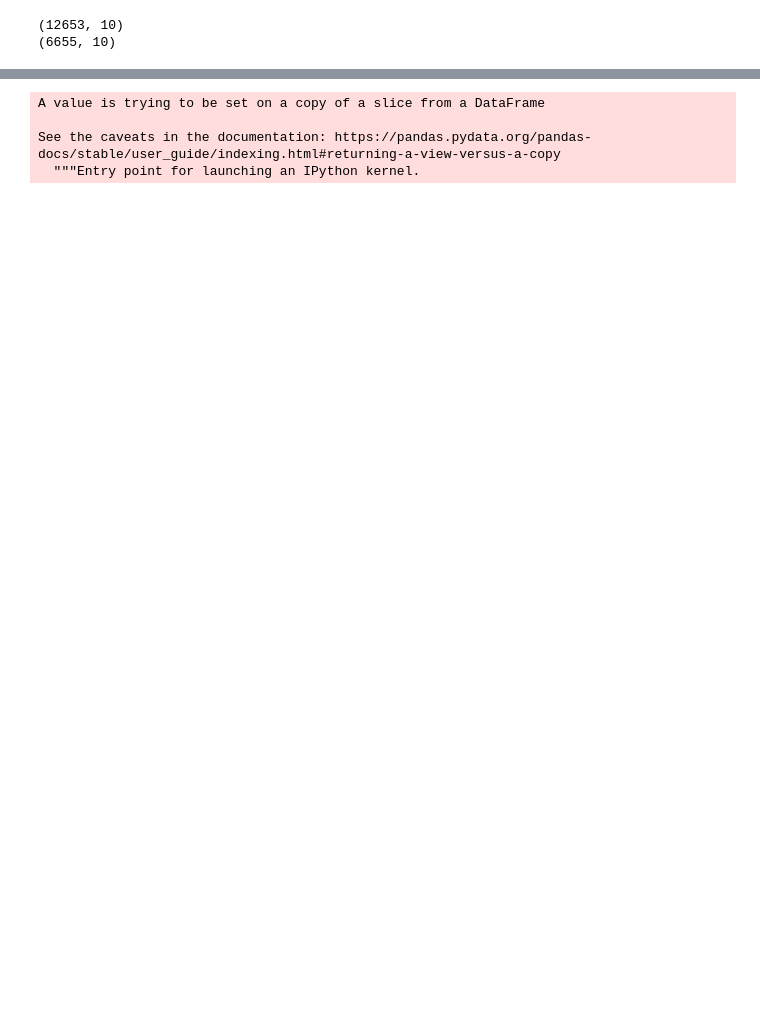
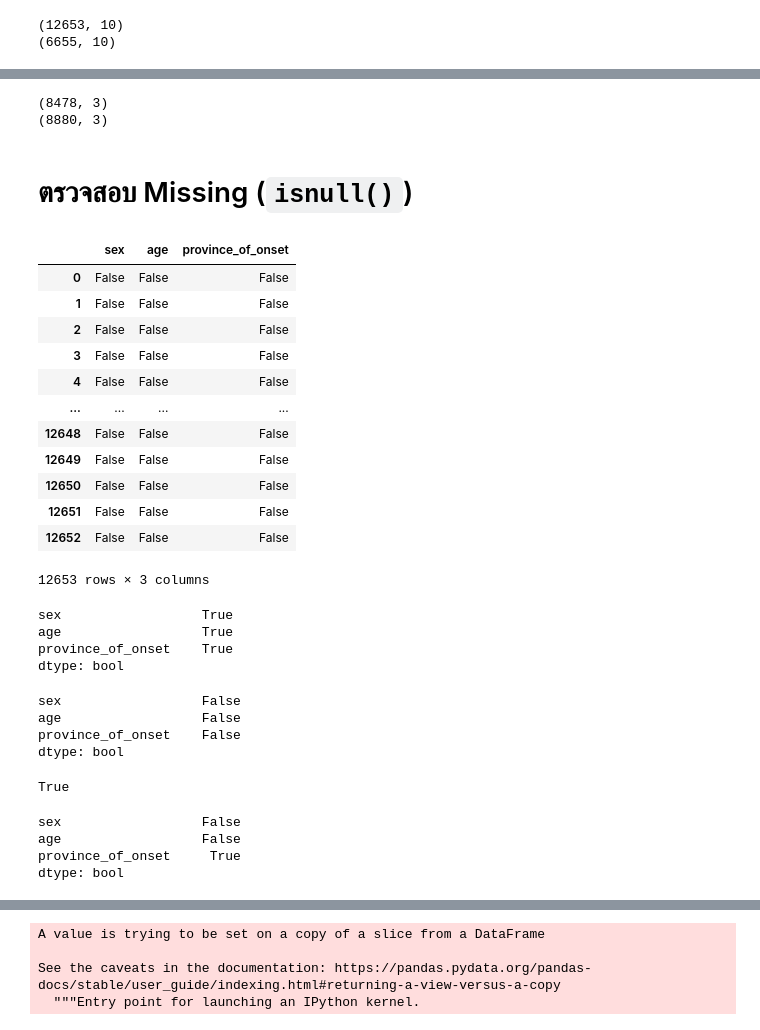
Before and after one commit to 6230204351/data_viz_2022, a Jupyter notebook: Pandas101.ipynb, the cells around one changed output, grey strips where cells are left out. Cells and saved outputs as stored; diff of their text form; code cells hidden in the pictures; blank space fills up the shorter version.

````diff
--- a/Pandas101.ipynb
+++ b/Pandas101.ipynb
@@ -520 +467,50 @@ this_data.dropna().shape
+# %%
+print(this_data.dropna().shape)
+print(this_data.dropna(subset=['sex','age']).shape)
+# %% [output]
+(8478, 3)
+(8880, 3)
+# %% [markdown]
+# ตรวจสอบ Missing (```isnull()```)
+# %%
+this_data.isnull()
+# %% [output]
+|  | sex | age | province_of_onset |
+| 0 | False | False | False |
+| 1 | False | False | False |
+| 2 | False | False | False |
+| 3 | False | False | False |
+| 4 | False | False | False |
+| ... | ... | ... | ... |
+| 12648 | False | False | False |
+| 12649 | False | False | False |
+| 12650 | False | False | False |
+| 12651 | False | False | False |
+| 12652 | False | False | False |
+12653 rows × 3 columns
+# %%
+this_data.isnull().any() # .any เอาค่าความจริงใน colum มา OR กัน
+# %% [output]
+sex                  True
+age                  True
+province_of_onset    True
+dtype: bool
+# %%
+this_data.isnull().all() # .all() เอาค่าความจริงใน colum มา AND กัน # เป็นค่าตรงข้ามกับ .any ไม่ได้ใช้งาน
+# %% [output]
+sex                  False
+age                  False
+province_of_onset    False
+dtype: bool
+# %%
+this_data.isnull().any().any() # เป็นการสรุปให้ว่า มีค่าว่าง(True)
+# %% [output]
+True
+# %%
+this_data.dropna(subset=['sex','age']).isnull().any()
+# %% [output]
+sex                  False
+age                  False
+province_of_onset     True
+dtype: bool
 # %%
````
Also changed, not shown: parts of 54 cells of this notebook.
